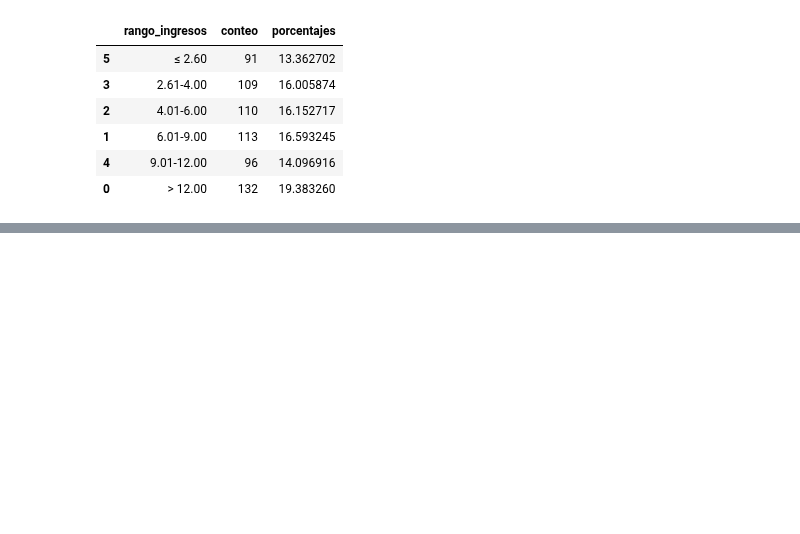
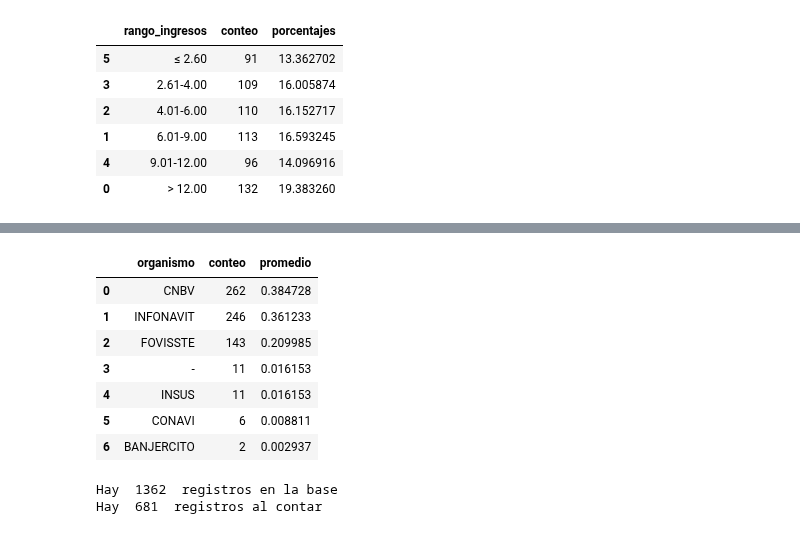
Before and after one commit to MiguelDWT4toCreativo/Datalpine, a Jupyter notebook: resources/jupyter/creditos_distribucion.ipynb, the cells around one changed output, grey strips where cells are left out. Drawn from its saved outputs; the diff is of its cells as text; code cells hidden in the pictures; blank space fills up the shorter version.

```diff
--- a/resources/jupyter/creditos_distribucion.ipynb
+++ b/resources/jupyter/creditos_distribucion.ipynb
@@ -1159,0 +1353,31 @@ fig.show()
+# %%
+# Convertir la columna 'organismo' a cadena de texto (str)
+finance_2023_pachuca['organismo'] = finance_2023_pachuca['organismo'].astype(str)
+# Crear un diccionario con las correspondencias entre número y categoría
+categorias = {
+    '1': 'INFONAVIT',
+    '2': 'CNBV',
+    '3': 'FOVISSTE',
+    '5': 'CONAVI',
+    '7': 'BANJERCITO',
+    '26': 'INSUS'
+}
+# Reemplazar los valores de 'organismo' con el texto correspondiente utilizando replace
+finance_2023_pachuca['organismo'] = finance_2023_pachuca['organismo'].replace(categorias)
+
+# Reemplazar cualquier otro número que no esté en el diccionario con '-'
+finance_2023_pachuca['organismo'] = finance_2023_pachuca['organismo'].replace(to_replace=r'^\d+$', value='-', regex=True)
+
+# Obtener el conteo de registros por cada categoría en la columna 'organismo'
+conteo_organismos = finance_2023_pachuca['organismo'].value_counts().reset_index()
+conteo_organismos.columns = ['organismo', 'conteo']
+
+# Asegurarse de que todas las categorías estén presentes en el conteo, incluso si tienen un conteo de 0
+for categoria in categorias.values():
+    if categoria not in conteo_organismos['organismo'].unique():
+        conteo_organismos = conteo_organismos.append({'organismo': categoria, 'conteo': 0}, ignore_index=True)
+
+# Ordenar el DataFrame por las categorías en orden ascendente
+conteo_organismos = conteo_organismos.sort_values(by='organismo').reset_index(drop=True)
+
+print(conteo_organismos)
@@ -1159,0 +1411,28 @@ fig.show()
+# %%
+# Crear un DataFrame con el conteo de registros por cada organismo
+df_conteo_organismos = finance_2023_pachuca['organismo'].value_counts().reset_index()
+df_conteo_organismos.columns = ['organismo', 'conteo']
+
+# Calcular el total de registros en el DataFrame original
+total_registros = len(finance_2023_pachuca)
+
+# Calcular el promedio que ocupa cada organismo con respecto al total de registros
+df_conteo_organismos['promedio'] = df_conteo_organismos['conteo'] / total_registros
+df_conteo_organismos
+# %% [output]
+|  | organismo | conteo | promedio |
+| 0 | CNBV | 262 | 0.384728 |
+| 1 | INFONAVIT | 246 | 0.361233 |
+| 2 | FOVISSTE | 143 | 0.209985 |
+| 3 | - | 11 | 0.016153 |
+| 4 | INSUS | 11 | 0.016153 |
+| 5 | CONAVI | 6 | 0.008811 |
+| 6 | BANJERCITO | 2 | 0.002937 |
+# %%
+f_2023 = finance_2023_pachuca.size
+cont = df_conteo_organismos['conteo'].sum()
+print("Hay ", f_2023, " registros en la base")
+print("Hay ", cont, " registros al contar")
+# %% [output]
+Hay  1362  registros en la base
+Hay  681  registros al contar
```
Also changed, not shown: parts of 13 cells of this notebook, 4 other files.
